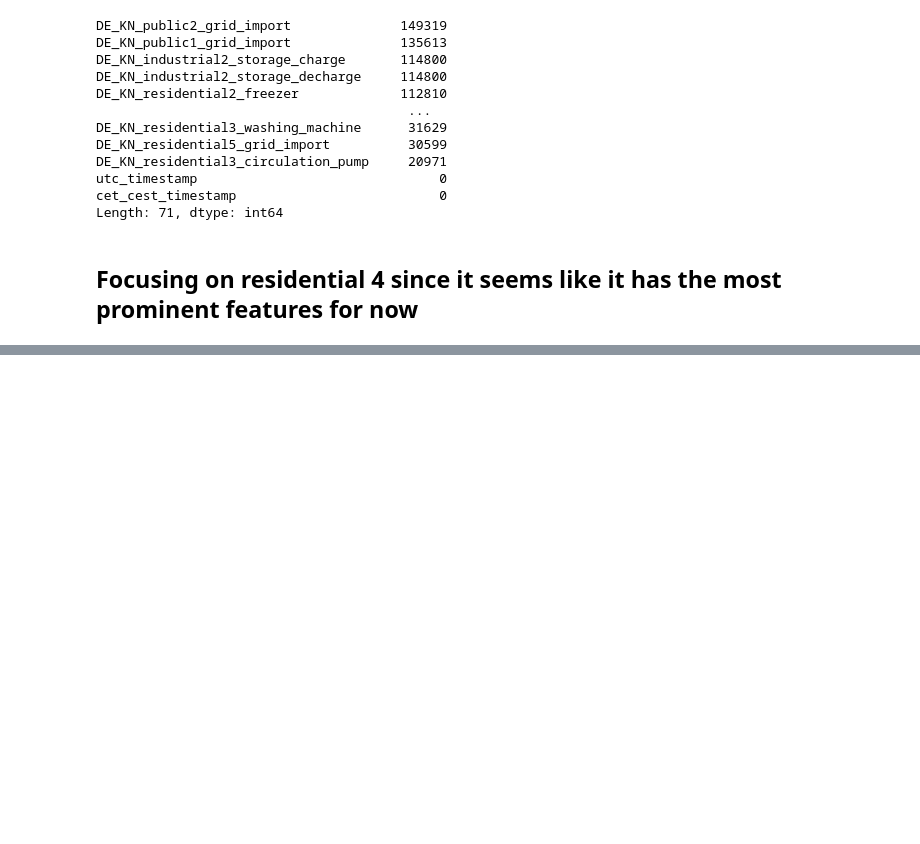
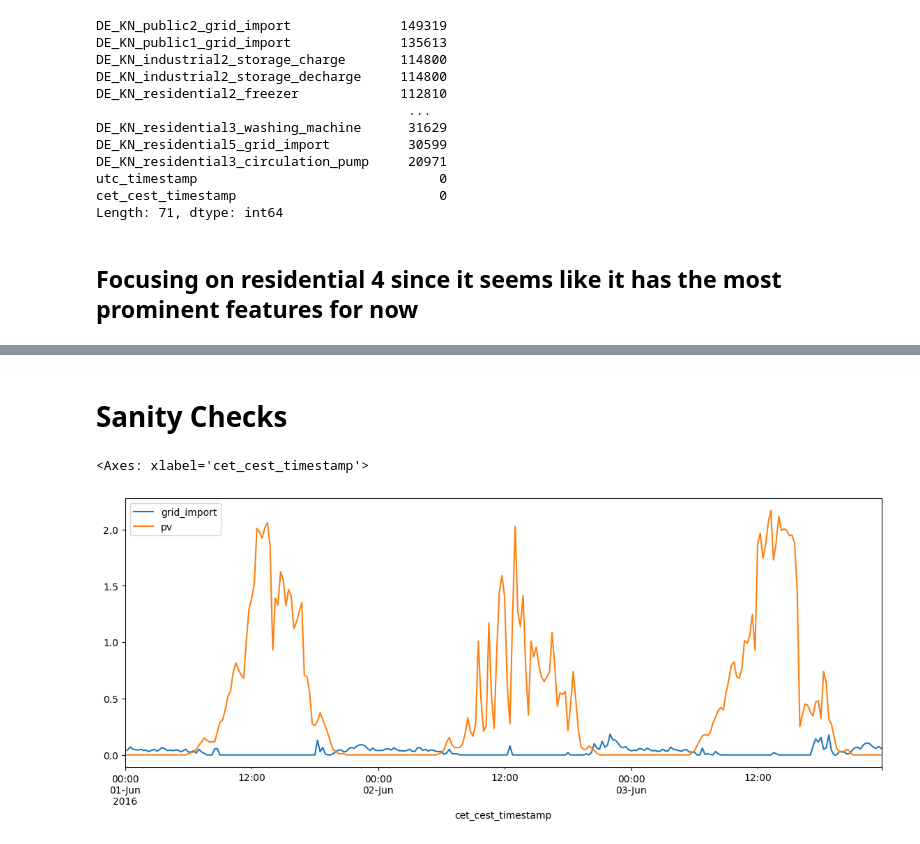
Before and after one commit to Iminza67/Household-Energy-Consumption-Generation-Analysis, a Jupyter notebook: notebooks/EDA.ipynb, the cells around one changed output, grey strips where cells are left out. Cells and saved outputs as stored; diff of their text form; code cells hidden in the pictures; blank space fills up the shorter version.

```diff
--- a/notebooks/EDA.ipynb
+++ b/notebooks/EDA.ipynb
@@ -87,0 +140,10 @@ datetime64[us, UTC]
+# %%
+drop_cols = [
+    "DE_KN_residential4_dishwasher",
+    "DE_KN_residential4_heat_pump",
+    "DE_KN_residential4_washing_machine",
+    "DE_KN_residential4_refrigerator"
+]
+
+res4 = res4.drop(columns=drop_cols)
+res4 = res4.drop(columns=["DE_KN_residential4_grid_export"])
@@ -87,0 +175,17 @@ datetime64[us, UTC]
+# %%
+#okay the data is mostly 15 minute intervals.
+#Removing the duplicates
+res4 = res4[~res4.index.duplicated(keep="first")]
+# %%
+# Conver from cumulative to difference
+res4 = res4.diff()
+# cleaning the two features, filling missing values with 0 and removing negative differences
+res4 = res4.dropna(subset=["grid_import", "pv"])
+res4["DE_KN_residential4_ev"] = res4["DE_KN_residential4_ev"].fillna(0)
+res4["DE_KN_residential4_freezer"] = res4["DE_KN_residential4_freezer"].fillna(0)
+res4 = res4[(res4 >= 0).all(axis=1)]
+# %%
+res4 = res4.rename(columns={
+    "DE_KN_residential4_ev": "ev",
+    "DE_KN_residential4_freezer": "freezer"
+})
@@ -87,0 +204,7 @@ datetime64[us, UTC]
+# %% [markdown]
+# Sanity Checks
+# %%
+res4.loc["2016-06-01":"2016-06-03"][["grid_import", "pv"]].plot(figsize=(14,5))
+# %% [output]
+<Axes: xlabel='cet_cest_timestamp'>
+[figure, added]
```
Also changed, not shown: parts of 32 cells of this notebook.
